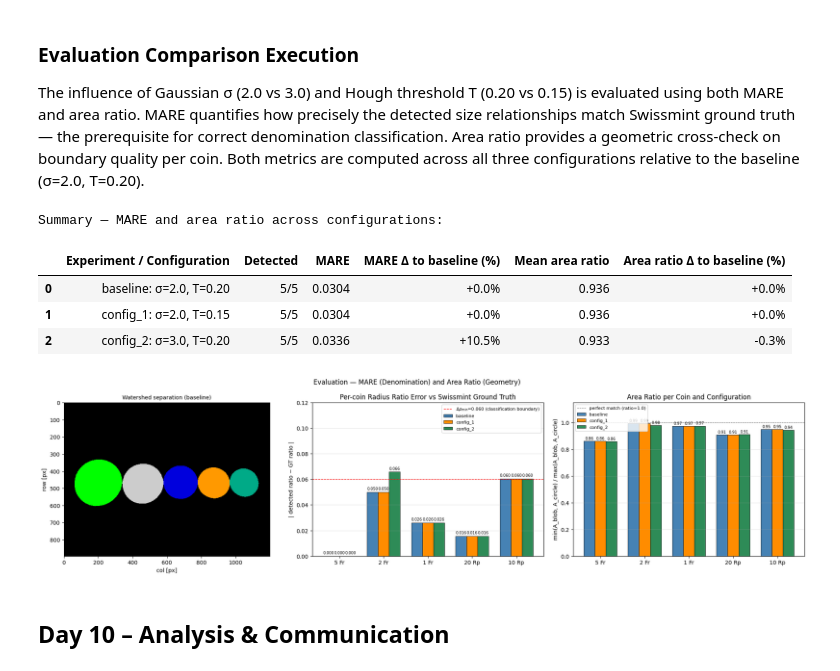
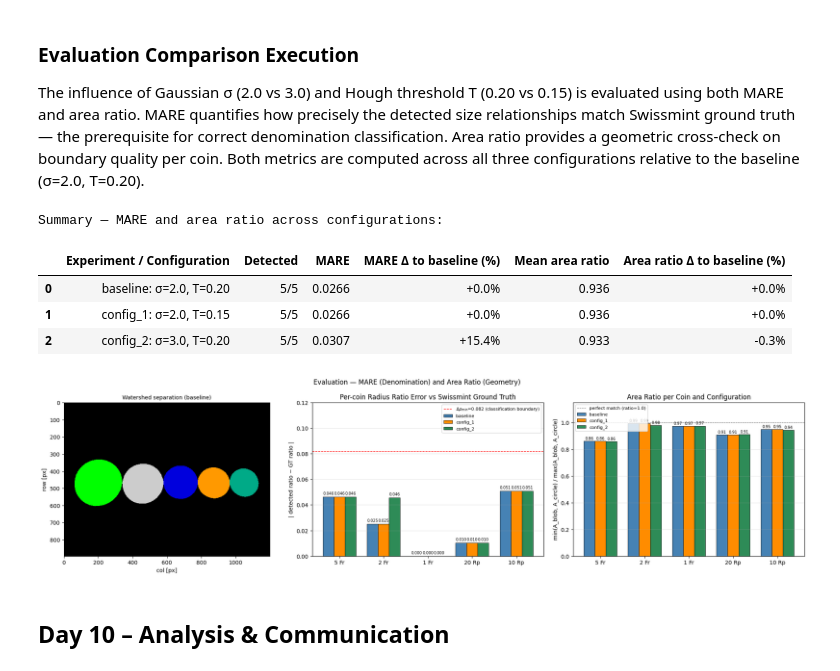
Before and after one commit to mikeandrusyak/gbsv-research, a Jupyter notebook: mc2/pattern_detection.ipynb, the cells around one changed output. Saved outputs shown, nothing was run; the diff lists cells and outputs as text; code cells hidden in the pictures.

```diff
--- a/mc2/pattern_detection.ipynb
+++ b/mc2/pattern_detection.ipynb
@@ -48,7 +48,8 @@ RESIZE_WIDTH_PX = 1200
 
 COIN_DENOMINATIONS = ["5 Fr", "2 Fr", "1 Fr", "20 Rp", "10 Rp"]
 COIN_DIAMETERS_MM = [31.45, 27.40, 23.20, 21.05, 19.15]
-COIN_DIAMETER_RATIOS = [d / COIN_DIAMETERS_MM[0] for d in COIN_DIAMETERS_MM]
+REF_COIN_IDX = 2  # 1 Fr — best-detected coin (area ratio ≈ 0.99)
+COIN_DIAMETER_RATIOS = [d / COIN_DIAMETERS_MM[REF_COIN_IDX] for d in COIN_DIAMETERS_MM]
 
 project_root = Path.cwd().resolve().parent
 img_raw = skimage.io.imread(project_root / "data" / IMAGE_FILENAME)
@@ -311,5 +312,5 @@ Detected circles are sorted by radius (descending) and mapped to Swissmint denom
 # %%
-GT_DIAMETER_RATIOS = [d / COIN_DIAMETERS_MM[0] for d in COIN_DIAMETERS_MM]
+GT_DIAMETER_RATIOS = [d / COIN_DIAMETERS_MM[REF_COIN_IDX] for d in COIN_DIAMETERS_MM]
 
 
 def classify_by_radius_rank(cx_arr, cy_arr, radii_arr):
@@ -320,7 +321,7 @@ def classify_by_radius_rank(cx_arr, cy_arr, radii_arr):
     s_r = radii_arr[order]
     s_cx = cx_arr[order]
     s_cy = cy_arr[order]
-    ref_r = float(s_r[0])
+    ref_r = float(s_r[REF_COIN_IDX])
     results = []
     for i in range(len(s_r)):
         denom = COIN_DENOMINATIONS[i] if i < len(COIN_DENOMINATIONS) else "unknown"
@@ -567,8 +568,9 @@ for i, cfg in enumerate(CONFIGS):
         )
 
 # Mark the minimum inter-denomination gap
-axes[1].axhline(0.060, color="red", linestyle="--", linewidth=1,
-                label=r"$\Delta\rho_{\min}$=0.060 (classification boundary)")
+delta_rho_min = min(GT_DIAMETER_RATIOS[i] - GT_DIAMETER_RATIOS[i+1] for i in range(len(GT_DIAMETER_RATIOS)-1))
+axes[1].axhline(delta_rho_min, color="red", linestyle="--", linewidth=1,
+                label=fr"$\Delta\rho_{{\min}}$={delta_rho_min:.3f} (classification boundary)")
 axes[1].set_xticks(x + width)
 axes[1].set_xticklabels(COIN_DENOMINATIONS)
 axes[1].set_ylabel("| detected ratio − GT ratio |")
@@ -581,37 +583,37 @@ axes[1].grid(axis="y", alpha=0.3)
 ratio_cols = [f"area_ratio_{d}" for d in COIN_DENOMINATIONS]
 for i, cfg in enumerate(CONFIGS):
     row  = results_df[results_df["config"] == cfg["label"]].iloc[0]
     vals = [row[c] if row[c] is not None else 0.0 for c in ratio_cols]
     bars = axes[2].bar(x + i * width, vals, width,
                        label=cfg["label"], color=colors[i],
                        edgecolor="black", linewidth=0.6)
     for bar, v in zip(bars, vals):
         axes[2].text(
             bar.get_x() + bar.get_width() / 2,
             bar.get_height() + 0.005,
             f"{v:.2f}", ha="center", va="bottom", fontsize=7,
         )
 
 axes[2].axhline(1.0, color="black", linestyle="--", linewidth=0.8,
                 alpha=0.5, label="perfect match (ratio=1.0)")
 axes[2].set_xticks(x + width)
 axes[2].set_xticklabels(COIN_DENOMINATIONS)
 axes[2].set_ylabel("min(A_blob, A_circle) / max(A_blob, A_circle)")
 axes[2].set_title("Area Ratio per Coin and Configuration")
 axes[2].set_ylim(0, 1.15)
 axes[2].legend(fontsize=8)
 axes[2].grid(axis="y", alpha=0.3)
 
 plt.suptitle("Evaluation — MARE (Denomination) and Area Ratio (Geometry)", fontsize=12)
 plt.tight_layout()
 plt.show()
 # %% [output]
 Summary — MARE and area ratio across configurations:
 |  | Experiment / Configuration | Detected | MARE | MARE Δ to baseline (%) | Mean area ratio | Area ratio Δ to baseline (%) |
-| 0 | baseline: σ=2.0, T=0.20 | 5/5 | 0.0304 | +0.0% | 0.936 | +0.0% |
-| 1 | config_1: σ=2.0, T=0.15 | 5/5 | 0.0304 | +0.0% | 0.936 | +0.0% |
-| 2 | config_2: σ=3.0, T=0.20 | 5/5 | 0.0336 | +10.5% | 0.933 | -0.3% |
+| 0 | baseline: σ=2.0, T=0.20 | 5/5 | 0.0266 | +0.0% | 0.936 | +0.0% |
+| 1 | config_1: σ=2.0, T=0.15 | 5/5 | 0.0266 | +0.0% | 0.936 | +0.0% |
+| 2 | config_2: σ=3.0, T=0.20 | 5/5 | 0.0307 | +15.4% | 0.933 | -0.3% |
-[figure, old version]
+[figure, new version]
 # %% [markdown]
 ## Day 10 – Analysis & Communication
 # %% [markdown]
```
Also changed, not shown: parts of 4 cells of this notebook.
